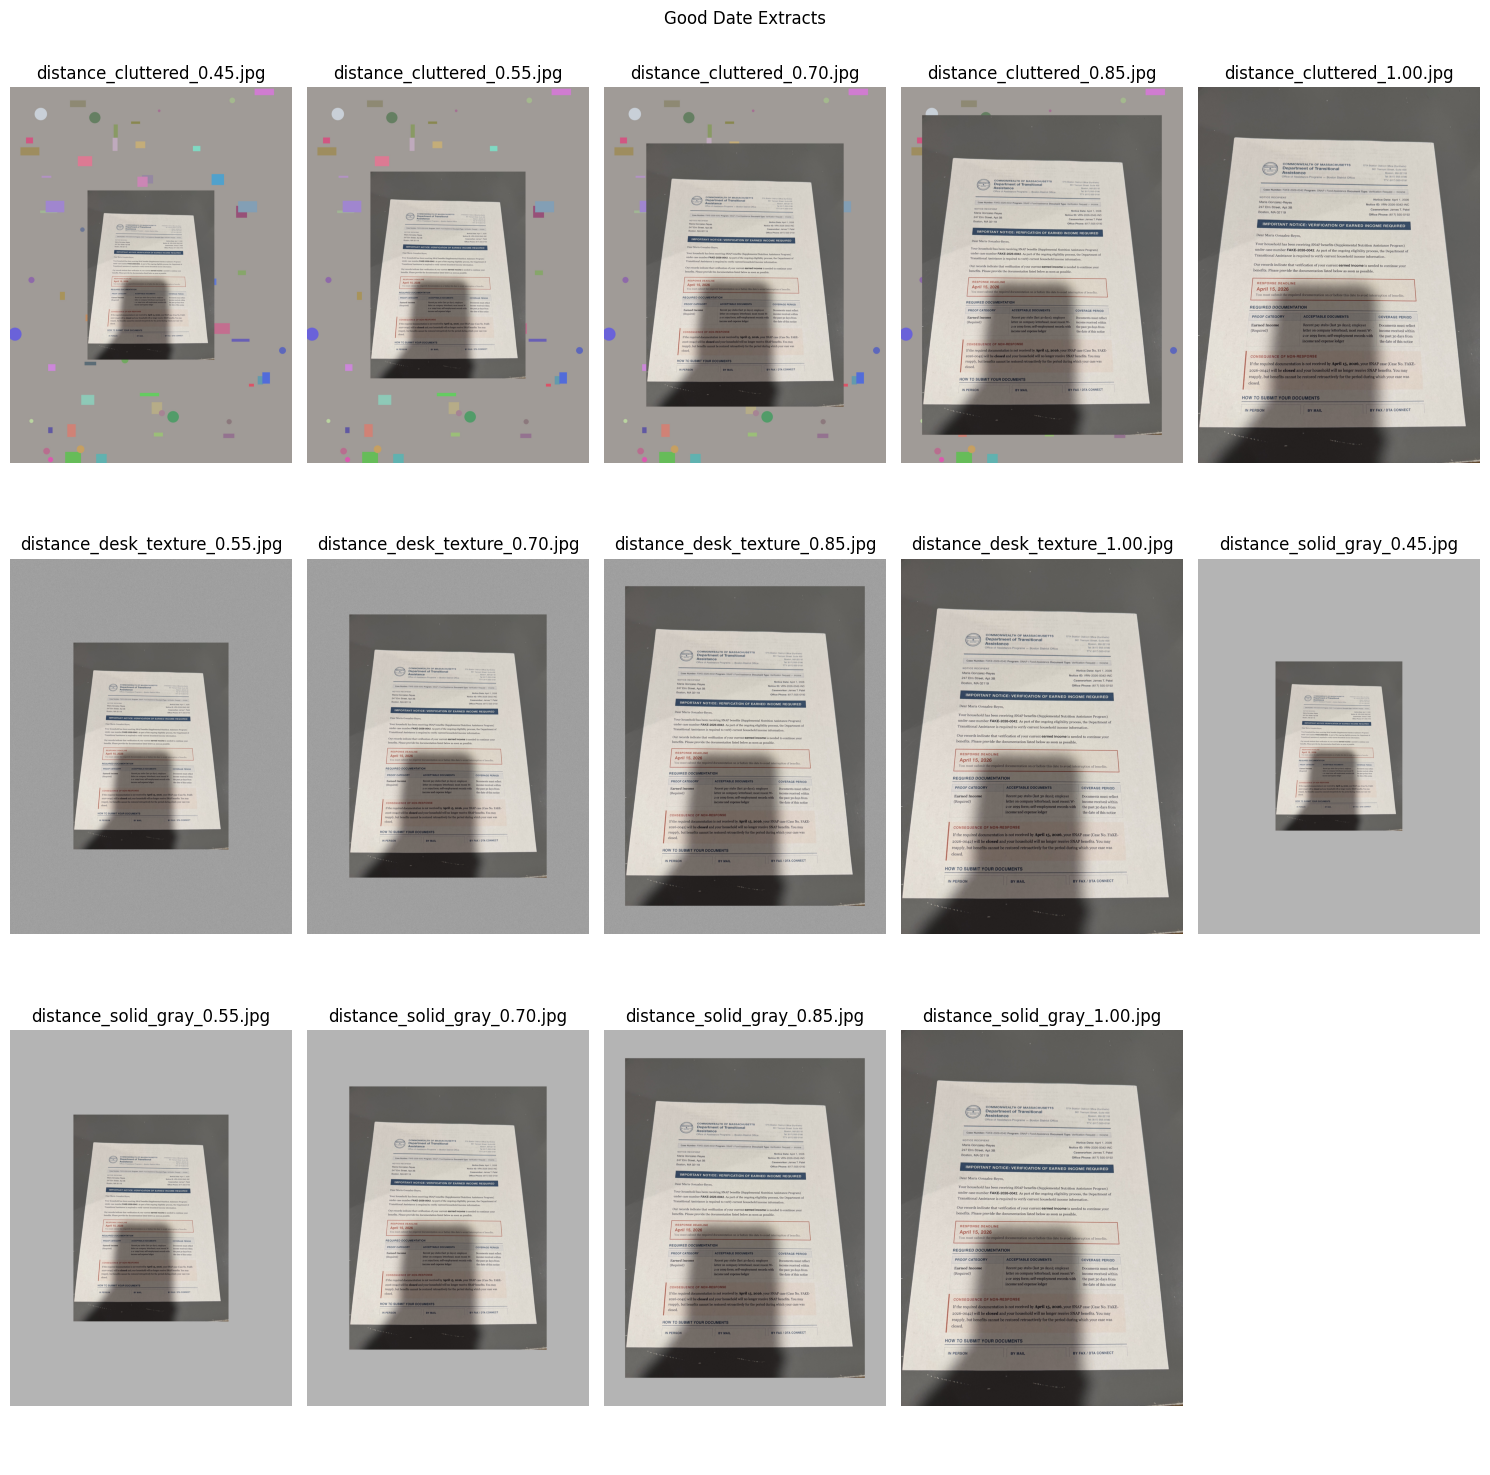
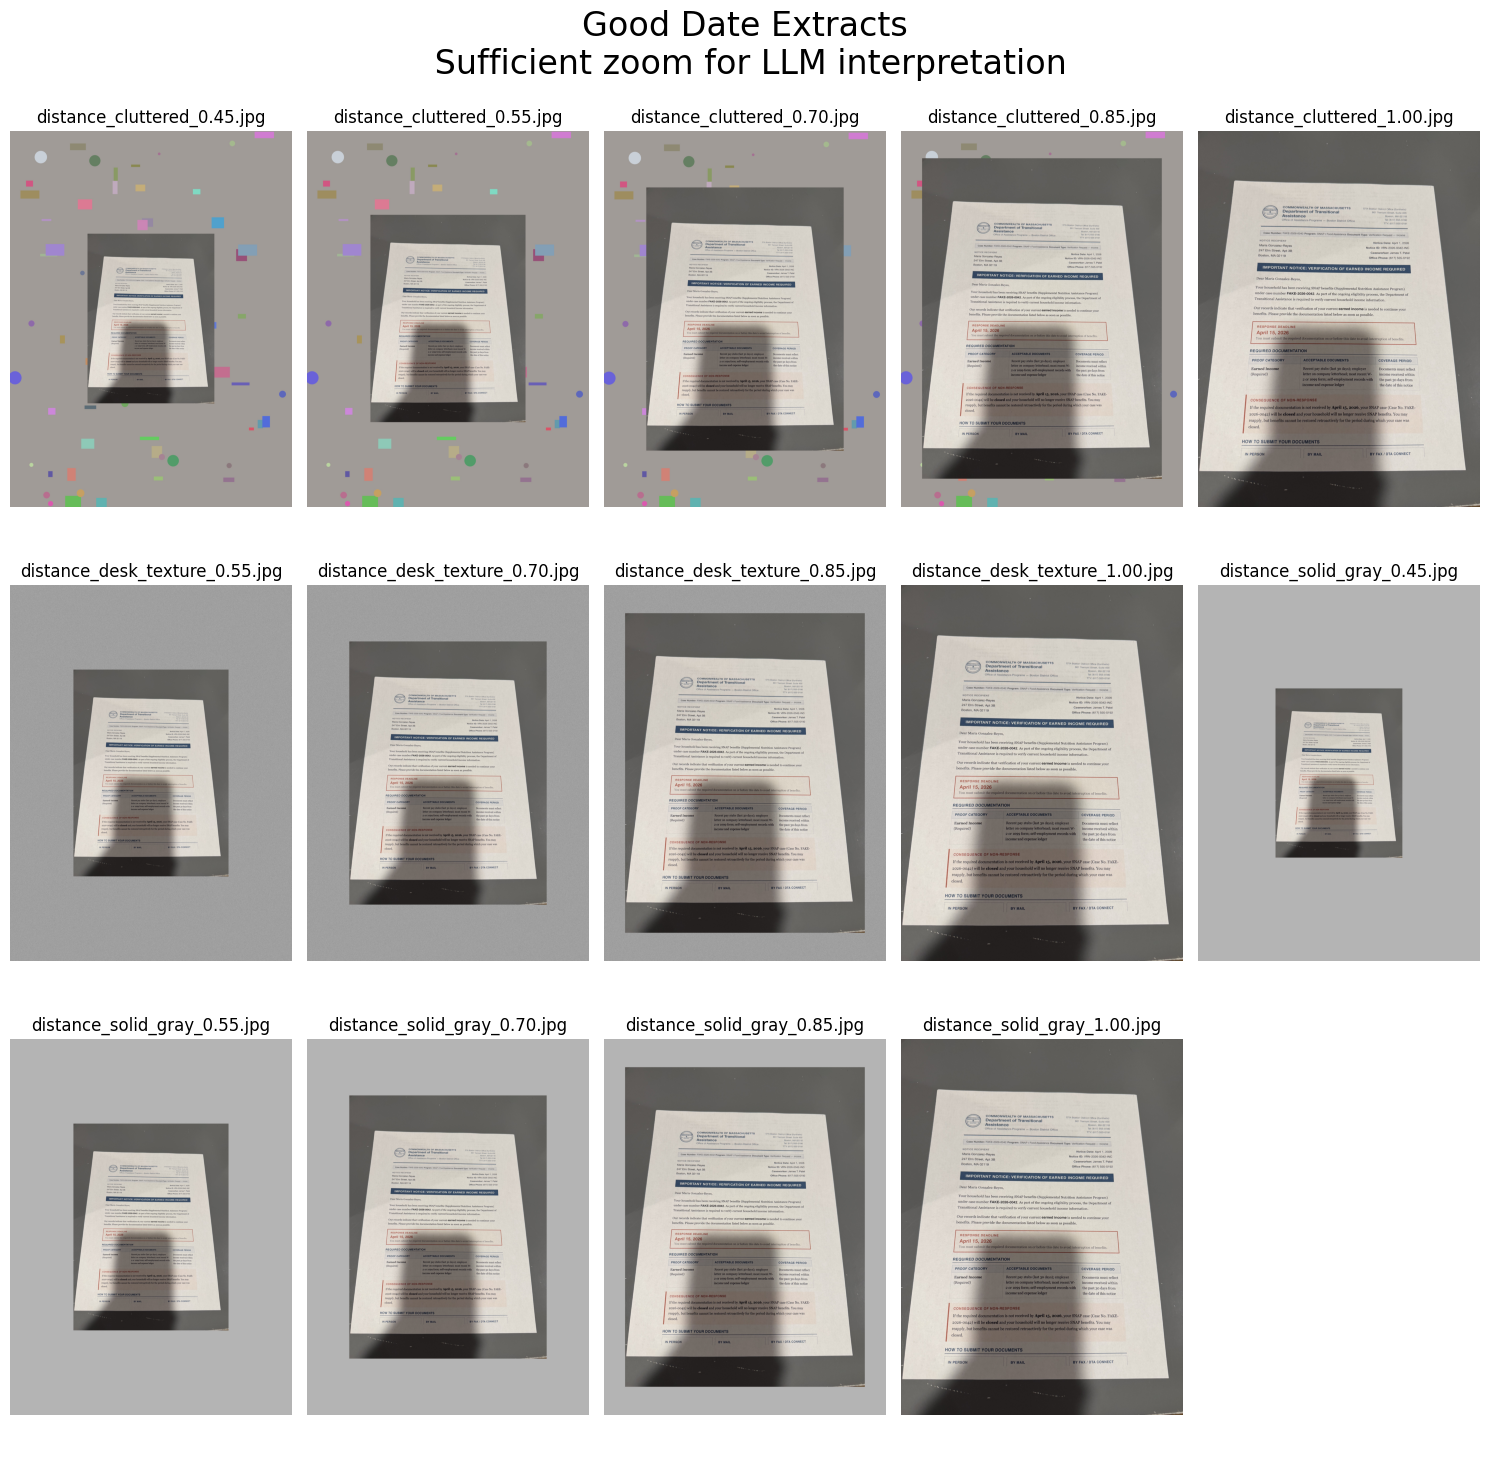
The change to this notebook cell's code, shown as a diff; its figure went from the first image to the second:
--- before
+++ after
@@ -11,5 +11,5 @@
 for ii in range(i, 15):
     ax[ii//5, ii%5].set_axis_off()    
-fig.suptitle('Good Date Extracts')
+fig.suptitle('Good Date Extracts\n Sufficient zoom for LLM interpretation', fontsize=24)
 plt.tight_layout()
 plt.show()

Commit: some cleanup